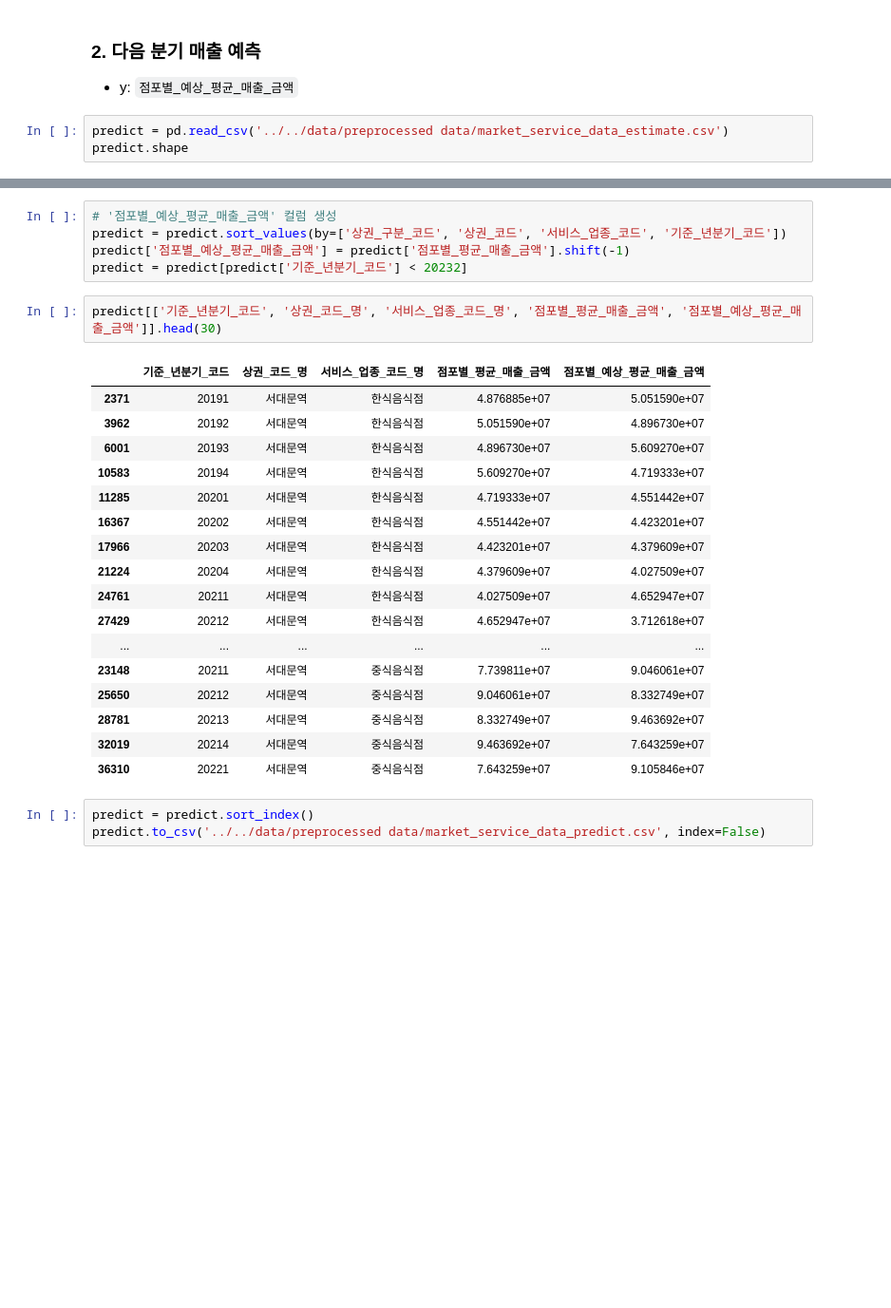
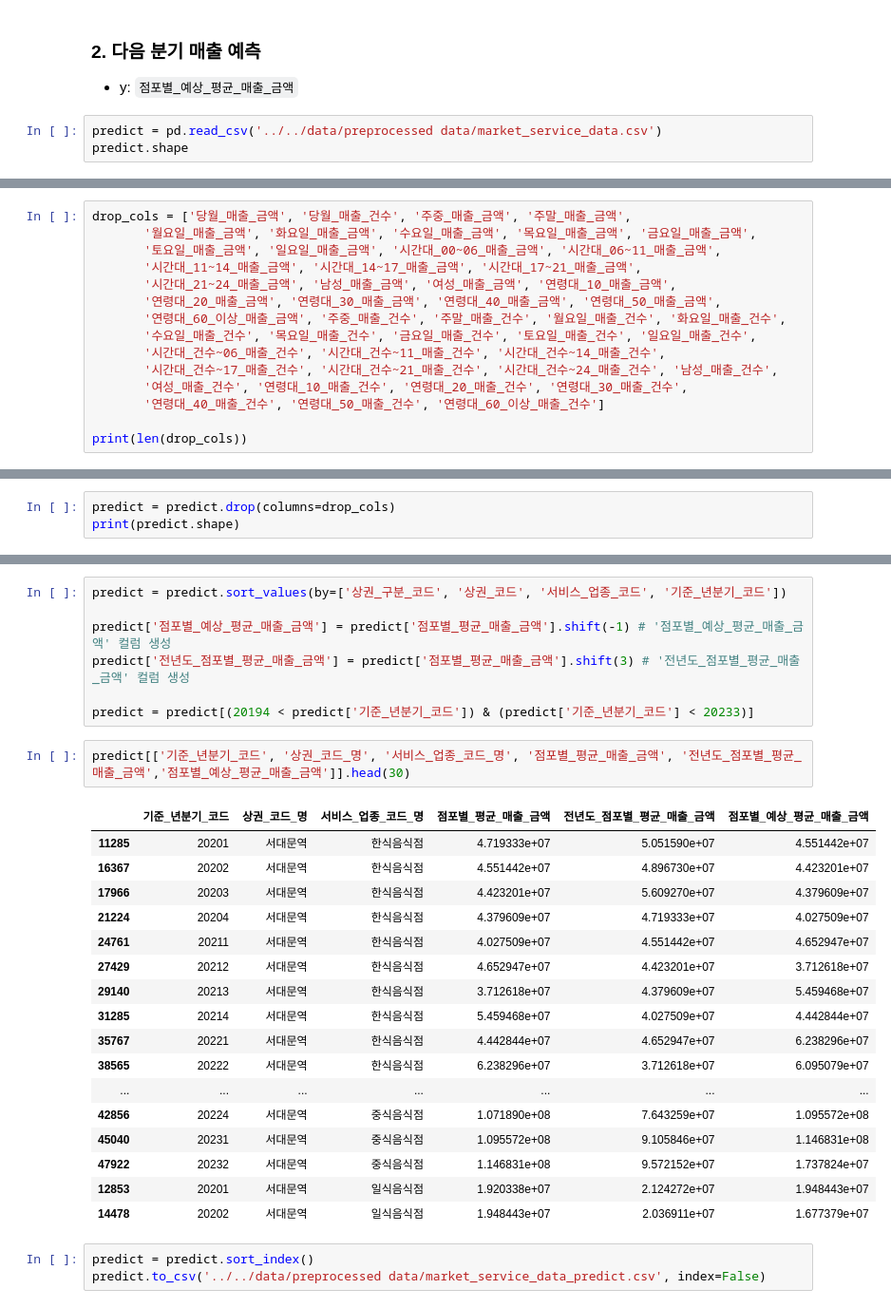
Before and after one commit to KT-AIvle-4th-Big-Project-Team2/SAI, a Jupyter notebook: Modeling/data cleansing_상권.ipynb, the cells around one changed output, grey strips where cells are left out. Shown: that part at 95% size. Drawn from its saved outputs; the diff is of its cells as text; blank space fills up the shorter version.

Commit message:
[231229] 행정동 shift 과정에서 이슈 발생_SH

```diff
--- a/Modeling/data cleansing_상권.ipynb
+++ b/Modeling/data cleansing_상권.ipynb
@@ -1172,6 +1211,6 @@ estimate.to_csv('../../data/preprocessed data/market_service_data_estimate.csv',
 ### 2. 다음 분기 매출 예측
 - y: `점포별_예상_평균_매출_금액`
 # %%
-predict = pd.read_csv('../../data/preprocessed data/market_service_data_estimate.csv')
+predict = pd.read_csv('../../data/preprocessed data/market_service_data.csv')
 predict.shape
 # %% [output]
@@ -1178,0 +1218,15 @@ predict.shape
+# %%
+drop_cols = ['당월_매출_금액', '당월_매출_건수', '주중_매출_금액', '주말_매출_금액',
+       '월요일_매출_금액', '화요일_매출_금액', '수요일_매출_금액', '목요일_매출_금액', '금요일_매출_금액',
+       '토요일_매출_금액', '일요일_매출_금액', '시간대_00~06_매출_금액', '시간대_06~11_매출_금액',
+       '시간대_11~14_매출_금액', '시간대_14~17_매출_금액', '시간대_17~21_매출_금액',
+       '시간대_21~24_매출_금액', '남성_매출_금액', '여성_매출_금액', '연령대_10_매출_금액',
+       '연령대_20_매출_금액', '연령대_30_매출_금액', '연령대_40_매출_금액', '연령대_50_매출_금액',
+       '연령대_60_이상_매출_금액', '주중_매출_건수', '주말_매출_건수', '월요일_매출_건수', '화요일_매출_건수',
+       '수요일_매출_건수', '목요일_매출_건수', '금요일_매출_건수', '토요일_매출_건수', '일요일_매출_건수',
+       '시간대_건수~06_매출_건수', '시간대_건수~11_매출_건수', '시간대_건수~14_매출_건수',
+       '시간대_건수~17_매출_건수', '시간대_건수~21_매출_건수', '시간대_건수~24_매출_건수', '남성_매출_건수',
+       '여성_매출_건수', '연령대_10_매출_건수', '연령대_20_매출_건수', '연령대_30_매출_건수',
+       '연령대_40_매출_건수', '연령대_50_매출_건수', '연령대_60_이상_매출_건수']
+
+print(len(drop_cols))
@@ -1178,0 +1235,3 @@ predict.shape
+# %%
+predict = predict.drop(columns=drop_cols)
+print(predict.shape)
@@ -1179,28 +1246,30 @@ predict.shape
 # %%
-# '점포별_예상_평균_매출_금액' 컬럼 생성
 predict = predict.sort_values(by=['상권_구분_코드', '상권_코드', '서비스_업종_코드', '기준_년분기_코드'])
-predict['점포별_예상_평균_매출_금액'] = predict['점포별_평균_매출_금액'].shift(-1)
-predict = predict[predict['기준_년분기_코드'] < 20232]
+
+predict['점포별_예상_평균_매출_금액'] = predict['점포별_평균_매출_금액'].shift(-1) # '점포별_예상_평균_매출_금액' 컬럼 생성
+predict['전년도_점포별_평균_매출_금액'] = predict['점포별_평균_매출_금액'].shift(3) # '전년도_점포별_평균_매출_금액' 컬럼 생성
+
+predict = predict[(20194 < predict['기준_년분기_코드']) & (predict['기준_년분기_코드'] < 20233)]
 # %%
-predict[['기준_년분기_코드', '상권_코드_명', '서비스_업종_코드_명', '점포별_평균_매출_금액', '점포별_예상_평균_매출_금액']].head(30)
+predict[['기준_년분기_코드', '상권_코드_명', '서비스_업종_코드_명', '점포별_평균_매출_금액', '전년도_점포별_평균_매출_금액','점포별_예상_평균_매출_금액']].head(30)
 # %% [output]
-|  | 기준_년분기_코드 | 상권_코드_명 | 서비스_업종_코드_명 | 점포별_평균_매출_금액 | 점포별_예상_평균_매출_금액 |
-| 2371 | 20191 | 서대문역 | 한식음식점 | 4.876885e+07 | 5.051590e+07 |
-| 3962 | 20192 | 서대문역 | 한식음식점 | 5.051590e+07 | 4.896730e+07 |
-| 6001 | 20193 | 서대문역 | 한식음식점 | 4.896730e+07 | 5.609270e+07 |
-| 10583 | 20194 | 서대문역 | 한식음식점 | 5.609270e+07 | 4.719333e+07 |
-| 11285 | 20201 | 서대문역 | 한식음식점 | 4.719333e+07 | 4.551442e+07 |
-| 16367 | 20202 | 서대문역 | 한식음식점 | 4.551442e+07 | 4.423201e+07 |
-| 17966 | 20203 | 서대문역 | 한식음식점 | 4.423201e+07 | 4.379609e+07 |
-| 21224 | 20204 | 서대문역 | 한식음식점 | 4.379609e+07 | 4.027509e+07 |
-| 24761 | 20211 | 서대문역 | 한식음식점 | 4.027509e+07 | 4.652947e+07 |
-| 27429 | 20212 | 서대문역 | 한식음식점 | 4.652947e+07 | 3.712618e+07 |
-| ... | ... | ... | ... | ... | ... |
-| 23148 | 20211 | 서대문역 | 중식음식점 | 7.739811e+07 | 9.046061e+07 |
-| 25650 | 20212 | 서대문역 | 중식음식점 | 9.046061e+07 | 8.332749e+07 |
-| 28781 | 20213 | 서대문역 | 중식음식점 | 8.332749e+07 | 9.463692e+07 |
-| 32019 | 20214 | 서대문역 | 중식음식점 | 9.463692e+07 | 7.643259e+07 |
-| 36310 | 20221 | 서대문역 | 중식음식점 | 7.643259e+07 | 9.105846e+07 |
+|  | 기준_년분기_코드 | 상권_코드_명 | 서비스_업종_코드_명 | 점포별_평균_매출_금액 | 전년도_점포별_평균_매출_금액 | 점포별_예상_평균_매출_금액 |
+| 11285 | 20201 | 서대문역 | 한식음식점 | 4.719333e+07 | 5.051590e+07 | 4.551442e+07 |
+| 16367 | 20202 | 서대문역 | 한식음식점 | 4.551442e+07 | 4.896730e+07 | 4.423201e+07 |
+| 17966 | 20203 | 서대문역 | 한식음식점 | 4.423201e+07 | 5.609270e+07 | 4.379609e+07 |
+| 21224 | 20204 | 서대문역 | 한식음식점 | 4.379609e+07 | 4.719333e+07 | 4.027509e+07 |
+| 24761 | 20211 | 서대문역 | 한식음식점 | 4.027509e+07 | 4.551442e+07 | 4.652947e+07 |
+| 27429 | 20212 | 서대문역 | 한식음식점 | 4.652947e+07 | 4.423201e+07 | 3.712618e+07 |
+| 29140 | 20213 | 서대문역 | 한식음식점 | 3.712618e+07 | 4.379609e+07 | 5.459468e+07 |
+| 31285 | 20214 | 서대문역 | 한식음식점 | 5.459468e+07 | 4.027509e+07 | 4.442844e+07 |
+| 35767 | 20221 | 서대문역 | 한식음식점 | 4.442844e+07 | 4.652947e+07 | 6.238296e+07 |
+| 38565 | 20222 | 서대문역 | 한식음식점 | 6.238296e+07 | 3.712618e+07 | 6.095079e+07 |
+| ... | ... | ... | ... | ... | ... | ... |
+| 42856 | 20224 | 서대문역 | 중식음식점 | 1.071890e+08 | 7.643259e+07 | 1.095572e+08 |
+| 45040 | 20231 | 서대문역 | 중식음식점 | 1.095572e+08 | 9.105846e+07 | 1.146831e+08 |
+| 47922 | 20232 | 서대문역 | 중식음식점 | 1.146831e+08 | 9.572152e+07 | 1.737824e+07 |
+| 12853 | 20201 | 서대문역 | 일식음식점 | 1.920338e+07 | 2.124272e+07 | 1.948443e+07 |
+| 14478 | 20202 | 서대문역 | 일식음식점 | 1.948443e+07 | 2.036911e+07 | 1.677379e+07 |
 # %%
 predict = predict.sort_index()
 predict.to_csv('../../data/preprocessed data/market_service_data_predict.csv', index=False)
```
Also changed, not shown: parts of 30 cells of this notebook, 1 other file.
